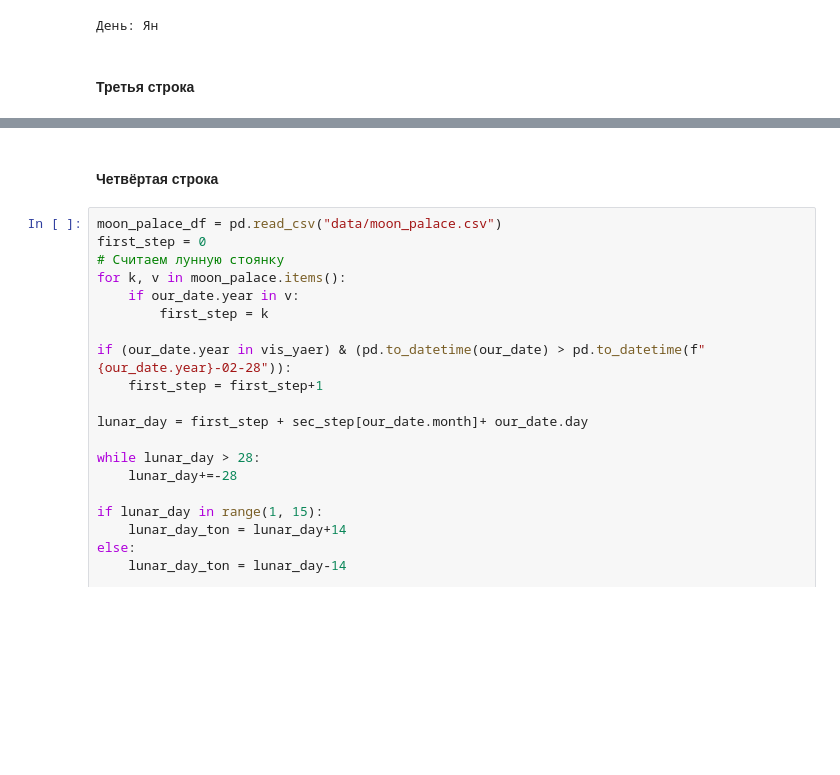
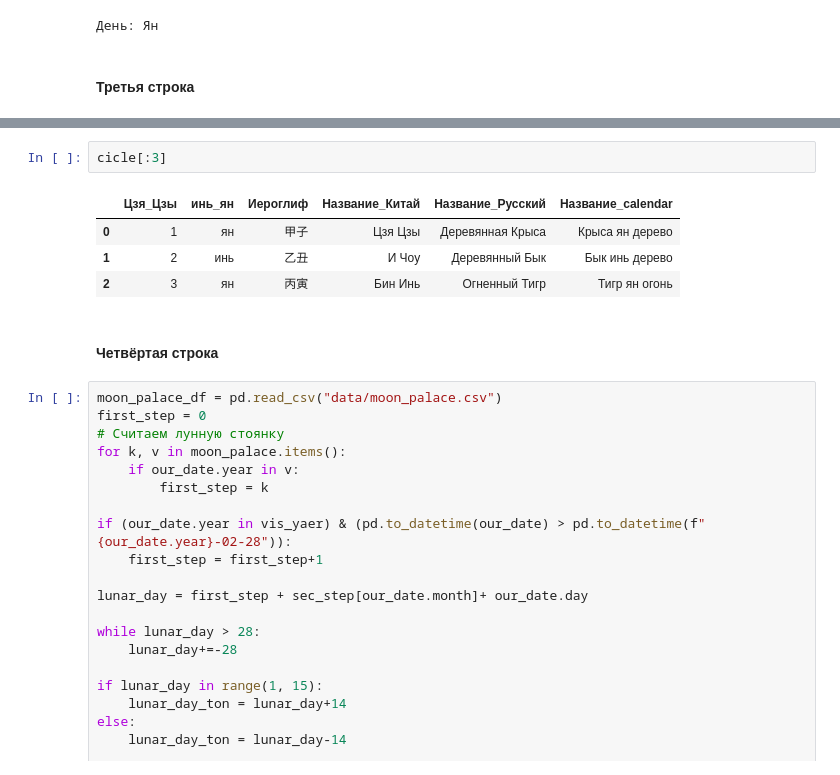
Before and after one commit to Sonnenbergenfluganschluss/BaZi, a Jupyter notebook: app.ipynb, the cells around one changed output, grey strips where cells are left out. Drawn from its saved outputs; the diff is of its cells as text; blank space fills up the shorter version.

```diff
--- a/app.ipynb
+++ b/app.ipynb
@@ -278,3 +278,10 @@ print(c)
+# %%
+cicle[:3]
+# %% [output]
+|  | Цзя_Цзы | инь_ян | Иероглиф | Название_Китай | Название_Русский | Название_calendar |
+| 0 | 1 | ян | 甲子 | Цзя Цзы | Деревянная Крыса | Крыса ян дерево |
+| 1 | 2 | инь | 乙丑 | И Чоу | Деревянный Бык | Бык инь дерево |
+| 2 | 3 | ян | 丙寅 | Бин Инь | Огненный Тигр | Тигр ян огонь |
 # %% [markdown]
 #### Четвёртая строка
 # %%
```
Also changed, not shown: parts of 14 cells of this notebook, 47 other files.
